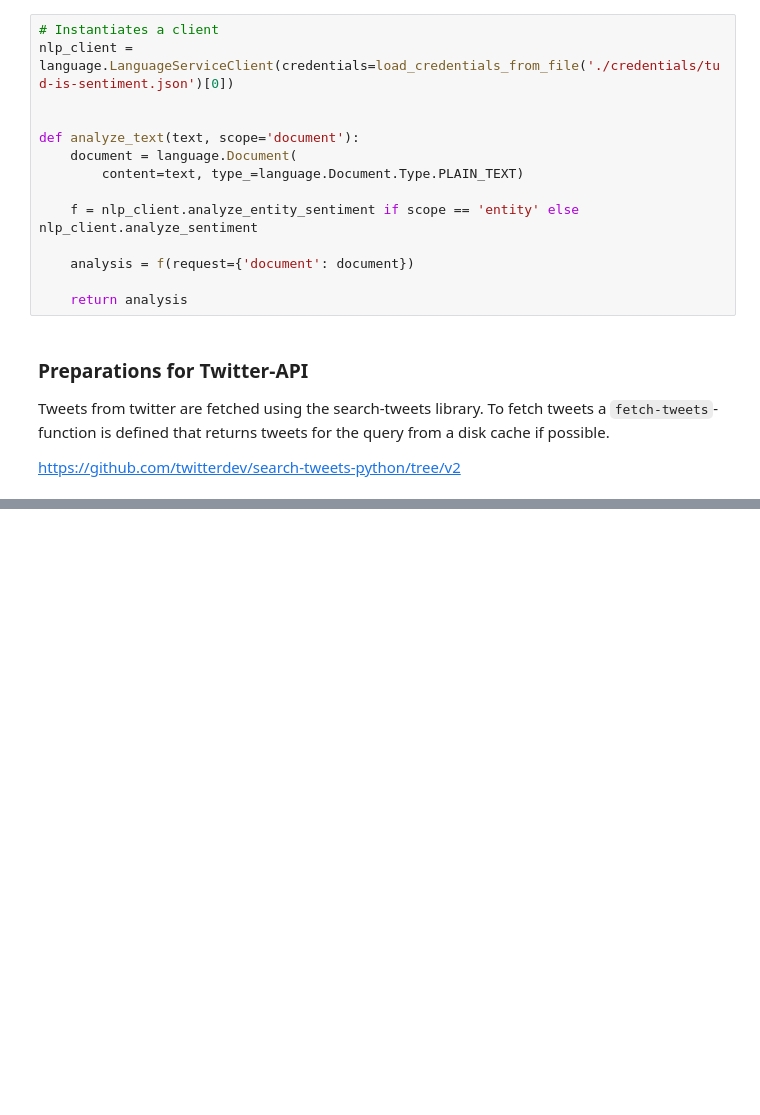
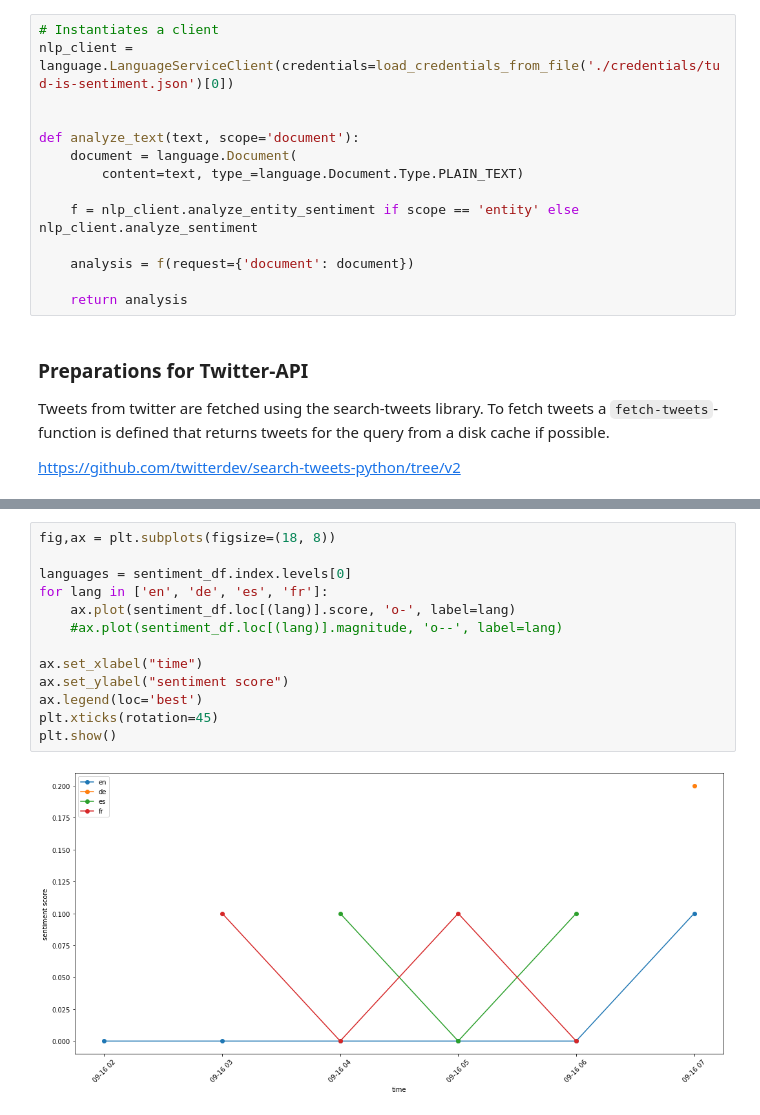
Before and after one commit to lukasleist/tud-is-sentiment, a Jupyter notebook: tool.ipynb, the cells around one changed output, grey strips where cells are left out. Cells and saved outputs as stored; diff of their text form; blank space fills up the shorter version.

```diff
--- a/tool.ipynb
+++ b/tool.ipynb
@@ -149,0 +164,15 @@ sentiment_df.head()
+# %%
+fig,ax = plt.subplots(figsize=(18, 8))
+
+languages = sentiment_df.index.levels[0]
+for lang in ['en', 'de', 'es', 'fr']:
+    ax.plot(sentiment_df.loc[(lang)].score, 'o-', label=lang)
+    #ax.plot(sentiment_df.loc[(lang)].magnitude, 'o--', label=lang)
+
+ax.set_xlabel("time")
+ax.set_ylabel("sentiment score")
+ax.legend(loc='best')
+plt.xticks(rotation=45)
+plt.show()
+# %% [output]
+[figure, added]
```
Also changed, not shown: parts of 5 cells of this notebook.
